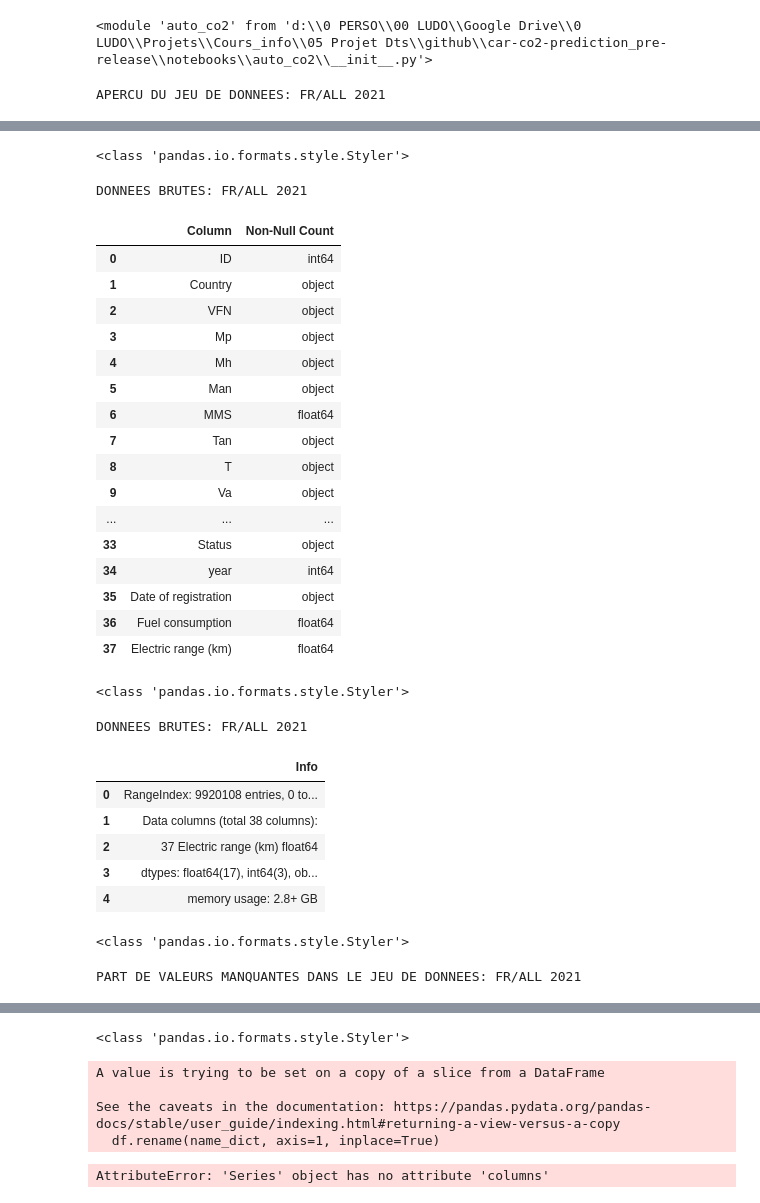
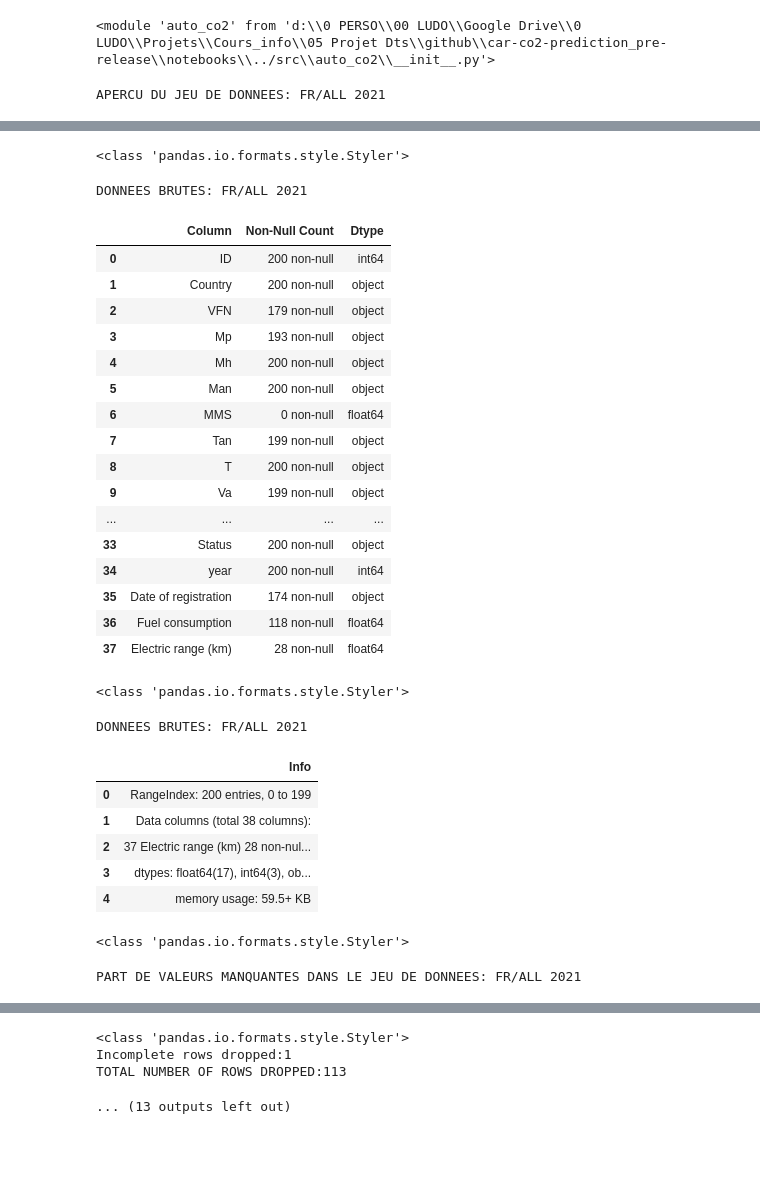
Before and after one commit to MatthieuLeNozach/car-co2-prediction_pre-release, a Jupyter notebook: notebooks/reg_preprocessing_fr-de_2021.ipynb, the cells around one changed output, grey strips where cells are left out. Drawn from its saved outputs; the diff is of its cells as text; code cells hidden in the pictures; blank space fills up the shorter version.

```diff
--- a/notebooks/reg_preprocessing_fr-de_2021.ipynb
+++ b/notebooks/reg_preprocessing_fr-de_2021.ipynb
@@ -1,22 +4,32 @@
 # %%
 import pandas as pd
 import kaggle
+
+import sys
+sys.path.append("../src/")
 import auto_co2 as co2
+
 import importlib
 importlib.reload(co2)
 # %% [output]
-<module 'auto_co2' from 'd:\\0 PERSO\\00 LUDO\\Google Drive\\0 LUDO\\Projets\\Cours_info\\05 Projet Dts\\github\\car-co2-prediction_pre-release\\notebooks\\auto_co2\\__init__.py'>
+<module 'auto_co2' from 'd:\\0 PERSO\\00 LUDO\\Google Drive\\0 LUDO\\Projets\\Cours_info\\05 Projet Dts\\github\\car-co2-prediction_pre-release\\notebooks\\../src\\auto_co2\\__init__.py'>
 # %%
-### Modifications
+### Modifications Cellule suivante :
 # La fonction a été modifiée (relire ?) pour marcher chez toi et chez moi.
 # Cette cellule est modifiée avec l'argument auth_file_path [Optionnel]
 
 ### Remarque : Il n'y a que la ligne 2 sur ton Nbook. Mais ca marche pas si on a pas déja chargé
 # Donc dans ce cas executer la ligne 1.
-# TODO: Voir s'il faut mettre que la ligne 1, avec un test pour savoir si déja chargé (dans la fonction)
 
-# df = co2.data.download_and_load_co2_data(filepath='../data/raw')
-df = co2.data.load_co2_data()
+# TODO: Voir s'il faut mettre un test pour savoir si déja chargé (dans la fonction)
+# %%
+### Chargement initial des données
+
+# df = co2.data.download_and_load_co2_data(filepath='../data/raw')
+# df = co2.data.load_co2_data()
+
+# pour test
+df = pd.read_csv('../data/sample/cars_200.csv')
 # %%
 # Inspection des données
 co2.styles.displayer(df, title='APERCU DU JEU DE DONNEES: FR/ALL 2021', save=True)
@@ -31,9 +44,6 @@ df = co2.data.ml_preprocess(df,
                                rem_engine_capacity=True)
 
 
-# discretize electricrange only for classification
-# df = co2.data.discretize_electricrange(df, to_dummies=False)
-
 # Inspection des features
 co2.styles.display_info(df, title='DONNEES NETTOYEES: FR/ALL 2021', save=True)
 co2.styles.display_describe(df, title='STATISTIQUES DESCRIPTIVES: FR/ALL 2021', save=True)
@@ -43,7 +53,7 @@ co2.viz.plot_feature_distributions(df, interactive=False, save=True, title=': FR
 co2.viz.plot_qqplots(df, interactive=False, save=True, title=': FR/ALL 2021')
 
 # One-hot encoding des variables catégorielles
-df = co2.data.dummify_all_categoricals(df, should_discretize_electricrange=False)
+df = co2.data.dummify_all_categoricals(df)
 
 # Sauvegarde du jeu de données prêt à l'emploi pour la régression
 co2.data.save_processed_data(df, classification=False, pickle=False)
@@ -58,30 +68,30 @@ APERCU DU JEU DE DONNEES: FR/ALL 2021
 <class 'pandas.io.formats.style.Styler'>
 DONNEES BRUTES: FR/ALL 2021
-|  | Column | Non-Null Count |
-| 0 | ID | int64 |
-| 1 | Country | object |
-| 2 | VFN | object |
-| 3 | Mp | object |
-| 4 | Mh | object |
-| 5 | Man | object |
-| 6 | MMS | float64 |
-| 7 | Tan | object |
-| 8 | T | object |
-| 9 | Va | object |
-| ... | ... | ... |
-| 33 | Status | object |
-| 34 | year | int64 |
-| 35 | Date of registration | object |
-| 36 | Fuel consumption | float64 |
-| 37 | Electric range (km) | float64 |
+|  | Column | Non-Null Count | Dtype |
+| 0 | ID | 200 non-null | int64 |
+| 1 | Country | 200 non-null | object |
+| 2 | VFN | 179 non-null | object |
+| 3 | Mp | 193 non-null | object |
+| 4 | Mh | 200 non-null | object |
+| 5 | Man | 200 non-null | object |
+| 6 | MMS | 0 non-null | float64 |
+| 7 | Tan | 199 non-null | object |
+| 8 | T | 200 non-null | object |
+| 9 | Va | 199 non-null | object |
+| ... | ... | ... | ... |
+| 33 | Status | 200 non-null | object |
+| 34 | year | 200 non-null | int64 |
+| 35 | Date of registration | 174 non-null | object |
+| 36 | Fuel consumption | 118 non-null | float64 |
+| 37 | Electric range (km) | 28 non-null | float64 |
 <class 'pandas.io.formats.style.Styler'>
 DONNEES BRUTES: FR/ALL 2021
 |  | Info |
-| 0 | RangeIndex: 9920108 entries, 0 to... |
+| 0 | RangeIndex: 200 entries, 0 to 199 |
 | 1 | Data columns (total 38 columns): |
-| 2 | 37 Electric range (km) float64 |
+| 2 | 37 Electric range (km) 28 non-nul... |
 | 3 | dtypes: float64(17), int64(3), ob... |
-| 4 | memory usage: 2.8+ GB |
+| 4 | memory usage: 59.5+ KB |
 <class 'pandas.io.formats.style.Styler'>
 PART DE VALEURS MANQUANTES DANS LE JEU DE DONNEES: FR/ALL 2021
 |  | Colonne | Valeurs manquantes (%) |
@@ -104,6 +114,4 @@ PART DE VALEURS MANQUANTES DANS LE JEU DE DONNEES: FR/ALL 2021
 <class 'pandas.io.formats.style.Styler'>
+Incomplete rows dropped:1
+TOTAL NUMBER OF ROWS DROPPED:113
-A value is trying to be set on a copy of a slice from a DataFrame
-
-See the caveats in the documentation: https://pandas.pydata.org/pandas-docs/stable/user_guide/indexing.html#returning-a-view-versus-a-copy
-  df.rename(name_dict, axis=1, inplace=True)
+... (13 outputs left out)
-AttributeError: 'Series' object has no attribute 'columns'
```
Also changed, not shown: parts of 2 cells of this notebook, 15 other files.
